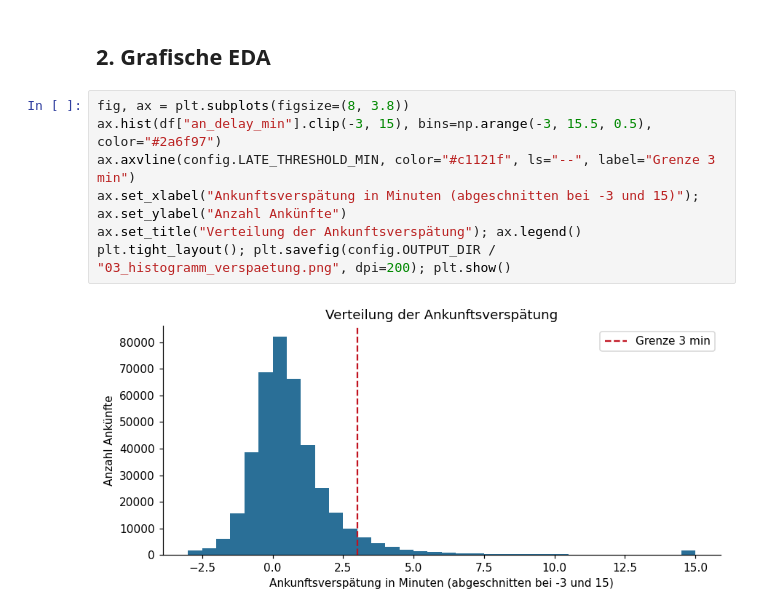
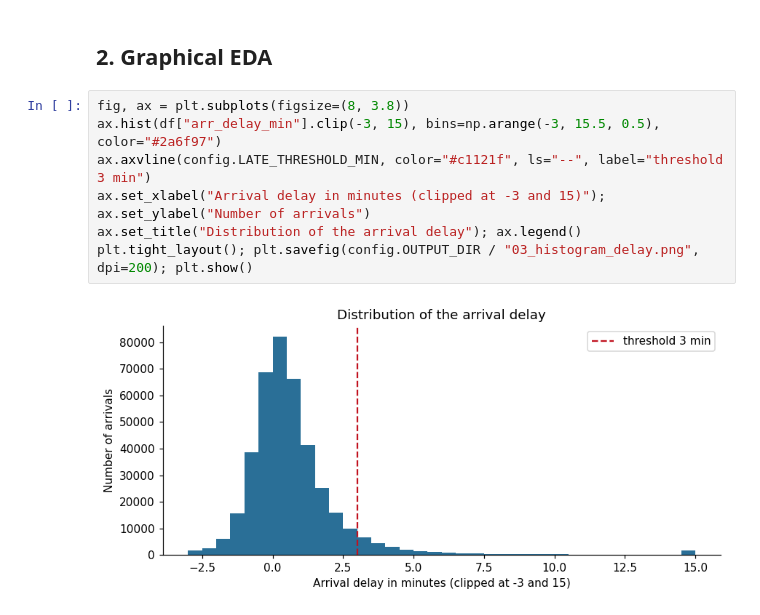
Before and after one commit to ayu-ahilan/DataAnalytics_Gruppe37, a Jupyter notebook: notebooks/03_eda.ipynb, the cells around one changed output. Saved outputs shown, nothing was run; the diff lists cells and outputs as text.

```diff
--- a/notebooks/03_eda.ipynb
+++ b/notebooks/03_eda.ipynb
@@ -143,14 +143,14 @@ Bahnhöfe mit dem höchsten Anteil verspäteter Ankünfte:
 | Montreux | 3,456 | 9.6% |
 | Vevey | 3,977 | 9.6% |
 # %% [markdown]
-## 2. Grafische EDA
+## 2. Graphical EDA
 # %%
 fig, ax = plt.subplots(figsize=(8, 3.8))
-ax.hist(df["an_delay_min"].clip(-3, 15), bins=np.arange(-3, 15.5, 0.5), color="#2a6f97")
-ax.axvline(config.LATE_THRESHOLD_MIN, color="#c1121f", ls="--", label="Grenze 3 min")
-ax.set_xlabel("Ankunftsverspätung in Minuten (abgeschnitten bei -3 und 15)"); ax.set_ylabel("Anzahl Ankünfte")
-ax.set_title("Verteilung der Ankunftsverspätung"); ax.legend()
-plt.tight_layout(); plt.savefig(config.OUTPUT_DIR / "03_histogramm_verspaetung.png", dpi=200); plt.show()
+ax.hist(df["arr_delay_min"].clip(-3, 15), bins=np.arange(-3, 15.5, 0.5), color="#2a6f97")
+ax.axvline(config.LATE_THRESHOLD_MIN, color="#c1121f", ls="--", label="threshold 3 min")
+ax.set_xlabel("Arrival delay in minutes (clipped at -3 and 15)"); ax.set_ylabel("Number of arrivals")
+ax.set_title("Distribution of the arrival delay"); ax.legend()
+plt.tight_layout(); plt.savefig(config.OUTPUT_DIR / "03_histogram_delay.png", dpi=200); plt.show()
 # %% [output]
-[figure, old version]
+[figure, new version]
 # %%
```
Also changed, not shown: parts of 17 cells of this notebook, 57 other files.
